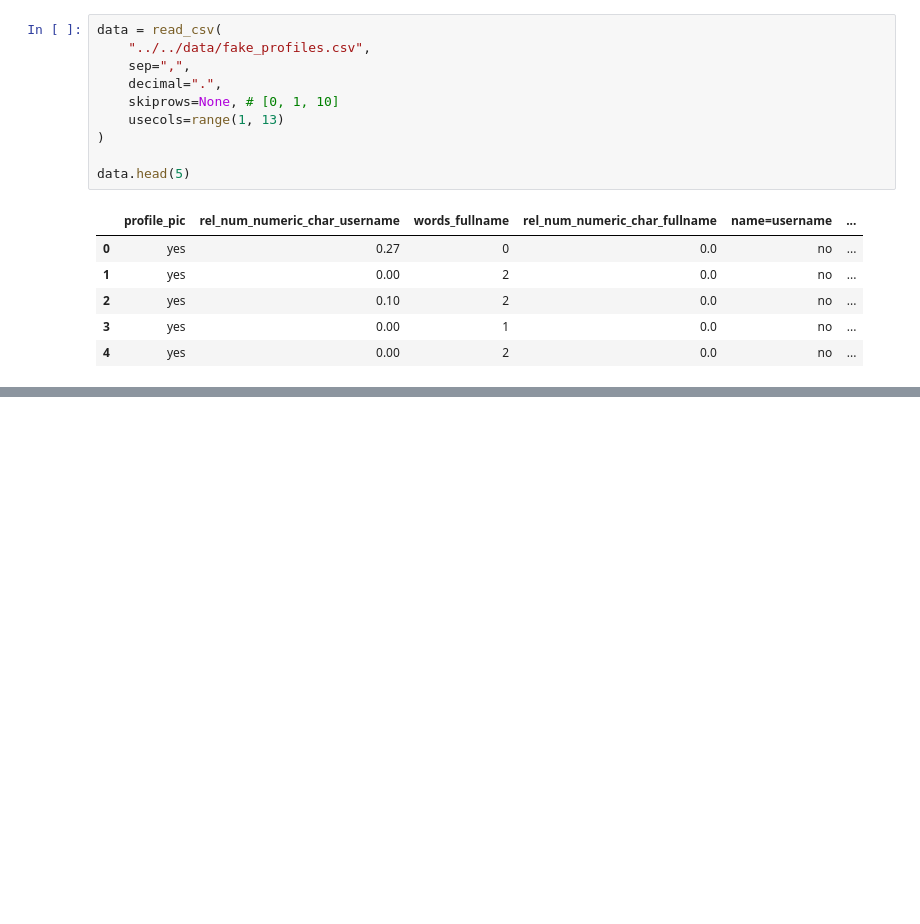
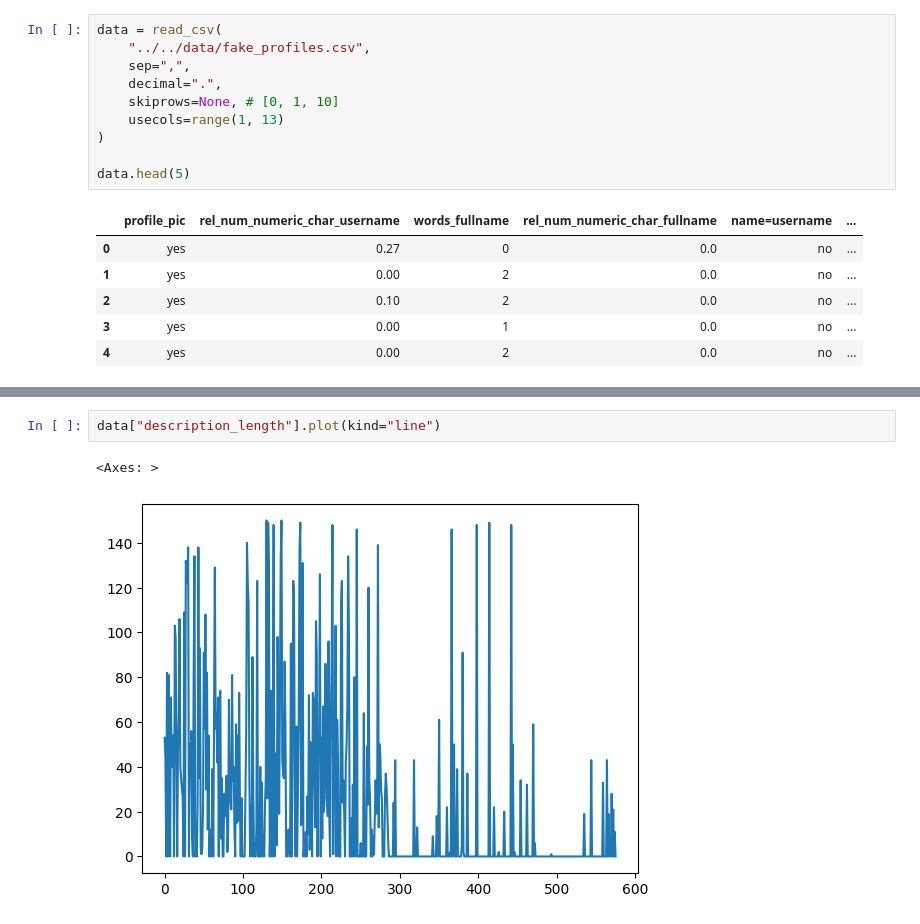
Before and after one commit to mckoh/data-science-s25, a Jupyter notebook: code/ct/lektion_01.ipynb, the cells around one changed output, grey strips where cells are left out. Drawn from its saved outputs; the diff is of its cells as text; blank space fills up the shorter version.

```diff
--- a/code/ct/lektion_01.ipynb
+++ b/code/ct/lektion_01.ipynb
@@ -31,0 +126,5 @@ data.head(5)
+# %%
+data["description_length"].plot(kind="line")
+# %% [output]
+<Axes: >
+[figure, added]
```
Also changed, not shown: parts of 16 cells of this notebook.
